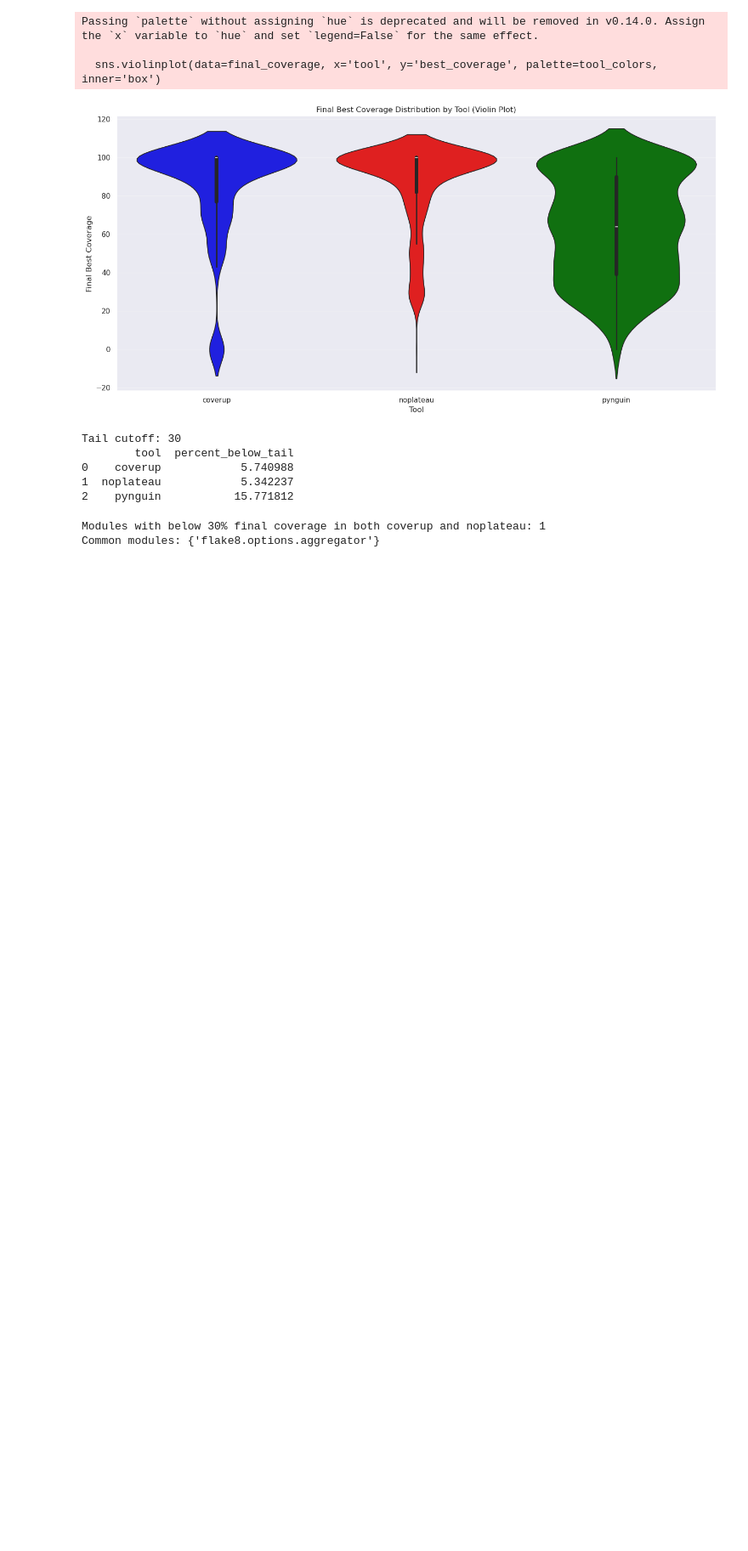
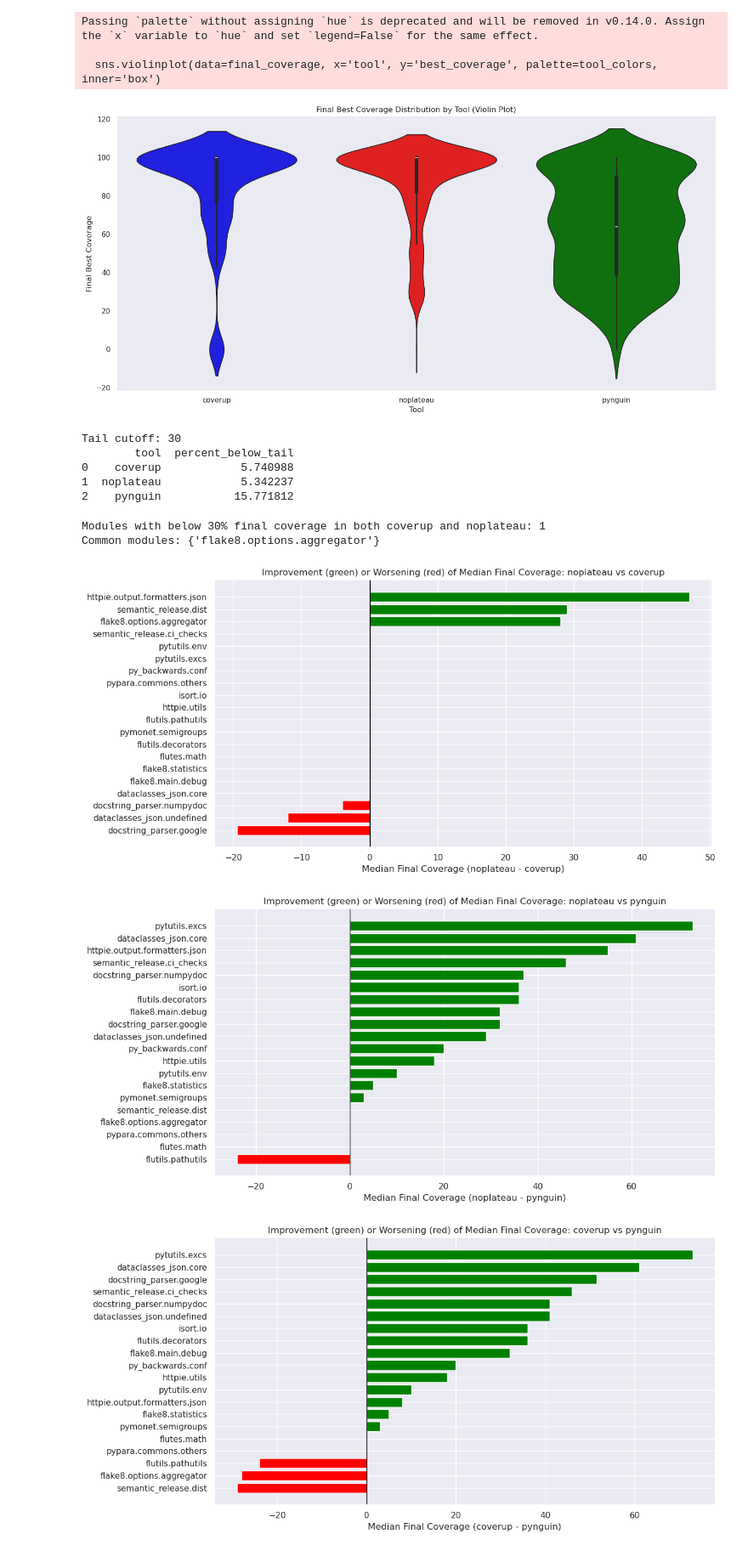
Before and after one commit to oskarkraak/noplateau, a Jupyter notebook: coverage_analysis.ipynb, the cells around one changed output. Shown at 85% size. Saved outputs shown, nothing was run; the diff lists cells and outputs as text; code cells hidden in the pictures; blank space fills up the shorter version.

Commit message:
Add improvement comparison graph

```diff
--- a/coverage_analysis.ipynb
+++ b/coverage_analysis.ipynb
@@ -700,3 +700,42 @@ print("Common modules:", common_below_30)
 # %% [output]
 Modules with below 30% final coverage in both coverup and noplateau: 1
 Common modules: {'flake8.options.aggregator'}
+# %%
+def plot_median_final_coverage_diff(tool_b, tool_a):
+    """
+    Plot the difference in median final best_coverage between two tools for each module.
+    """
+    median_final_coverage = (
+        final_coverage[final_coverage['tool'].isin([tool_a, tool_b])]
+        .groupby(['module', 'tool'])['best_coverage']
+        .median()
+        .unstack()
+    )
+
+    # Compute the difference: tool_b - tool_a
+    median_final_coverage['diff'] = median_final_coverage[tool_b] - median_final_coverage[tool_a]
+
+    # Sort modules by difference for better visualization
+    median_final_coverage_sorted = median_final_coverage.sort_values('diff')
+
+    # Plot the difference as a bar plot
+    plt.figure(figsize=(12, 6))
+    bars = plt.barh(
+        median_final_coverage_sorted.index,
+        median_final_coverage_sorted['diff'],
+        color=np.where(median_final_coverage_sorted['diff'] >= 0, 'green', 'red')
+    )
+    plt.axvline(0, color='black', linewidth=1)
+    plt.xlabel(f'Median Final Coverage ({tool_b} - {tool_a})')
+    plt.title(f'Improvement (green) or Worsening (red) of Median Final Coverage: {tool_b} vs {tool_a}')
+    plt.tight_layout()
+    plt.show()
+
+
+plot_median_final_coverage_diff('noplateau', 'coverup')
+plot_median_final_coverage_diff('noplateau', 'pynguin')
+plot_median_final_coverage_diff('coverup', 'pynguin')
+# %% [output]
+[figure, added]
+[figure, added]
+[figure, added]
```
